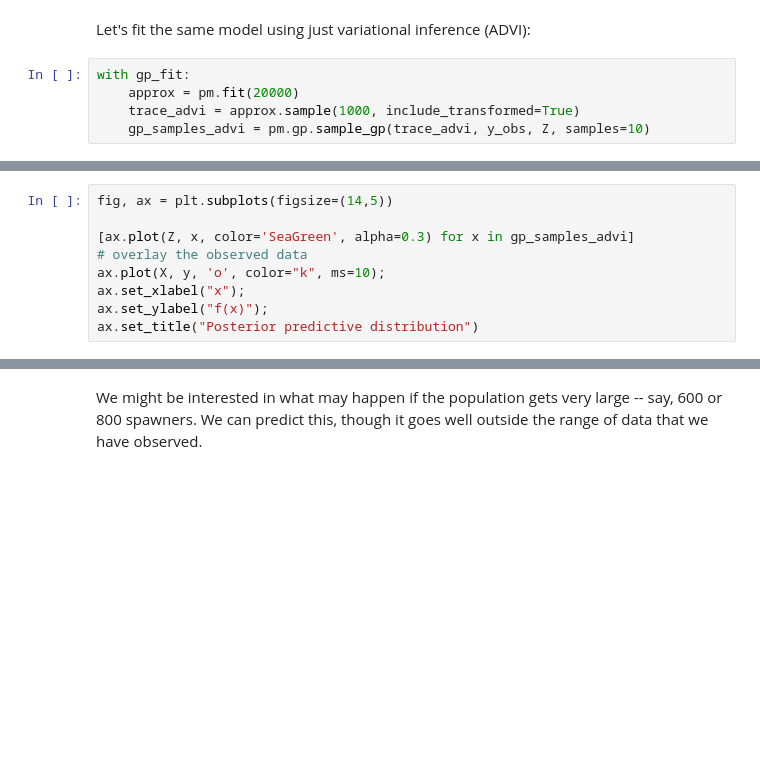
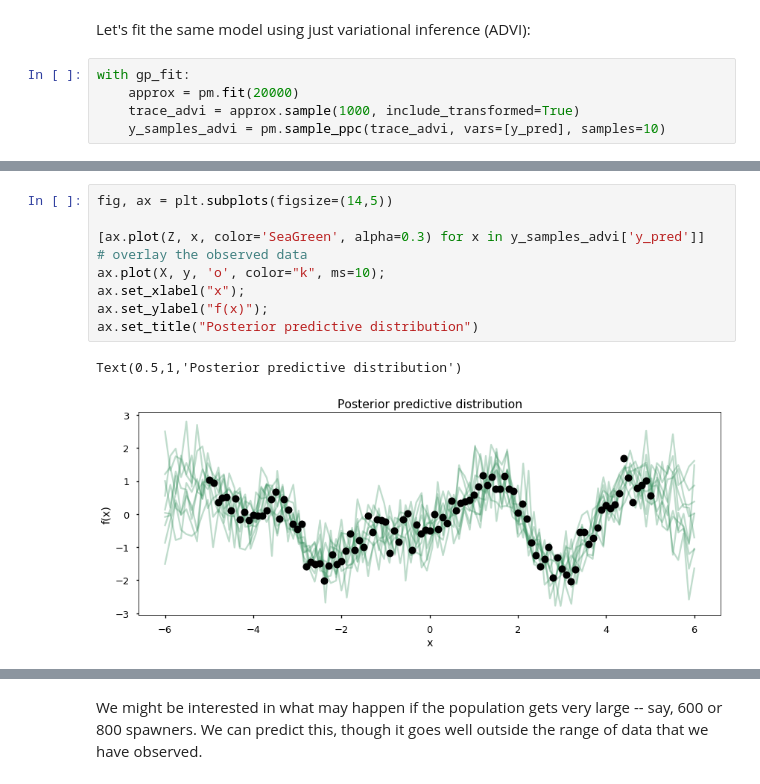
Before and after one commit to fonnesbeck/bayesian_mixer_london_2017, a Jupyter notebook: pymc3_gp.ipynb, the cells around one changed output, grey strips where cells are left out. Cells and saved outputs as stored; diff of their text form; blank space fills up the shorter version.

```diff
--- a/pymc3_gp.ipynb
+++ b/pymc3_gp.ipynb
@@ -461,4 +519,4 @@ Let's fit the same model using just variational inference (ADVI):
 with gp_fit:
     approx = pm.fit(20000)
     trace_advi = approx.sample(1000, include_transformed=True)
-    gp_samples_advi = pm.gp.sample_gp(trace_advi, y_obs, Z, samples=10)
+    y_samples_advi = pm.sample_ppc(trace_advi, vars=[y_pred], samples=10)
@@ -465,12 +525,15 @@ with gp_fit:
 # %%
 fig, ax = plt.subplots(figsize=(14,5))
 
-[ax.plot(Z, x, color='SeaGreen', alpha=0.3) for x in gp_samples_advi]
+[ax.plot(Z, x, color='SeaGreen', alpha=0.3) for x in y_samples_advi['y_pred']]
 # overlay the observed data
 ax.plot(X, y, 'o', color="k", ms=10);
 ax.set_xlabel("x");
 ax.set_ylabel("f(x)");
 ax.set_title("Posterior predictive distribution")
+# %% [output]
+Text(0.5,1,'Posterior predictive distribution')
+[figure, added]
 # %% [markdown]
 ### Real-world example: Spawning salmon
 
```
Also changed, not shown: parts of 72 cells of this notebook.
